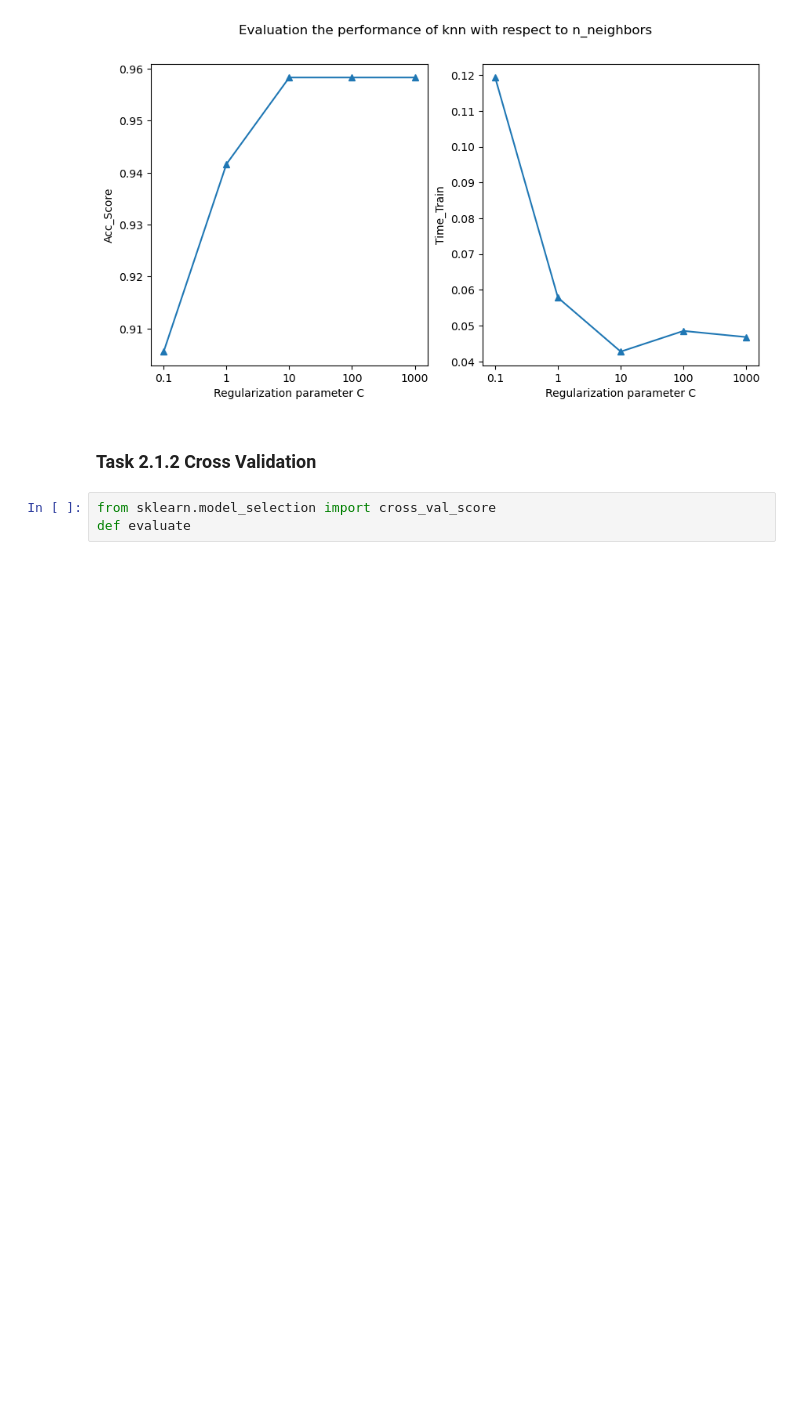
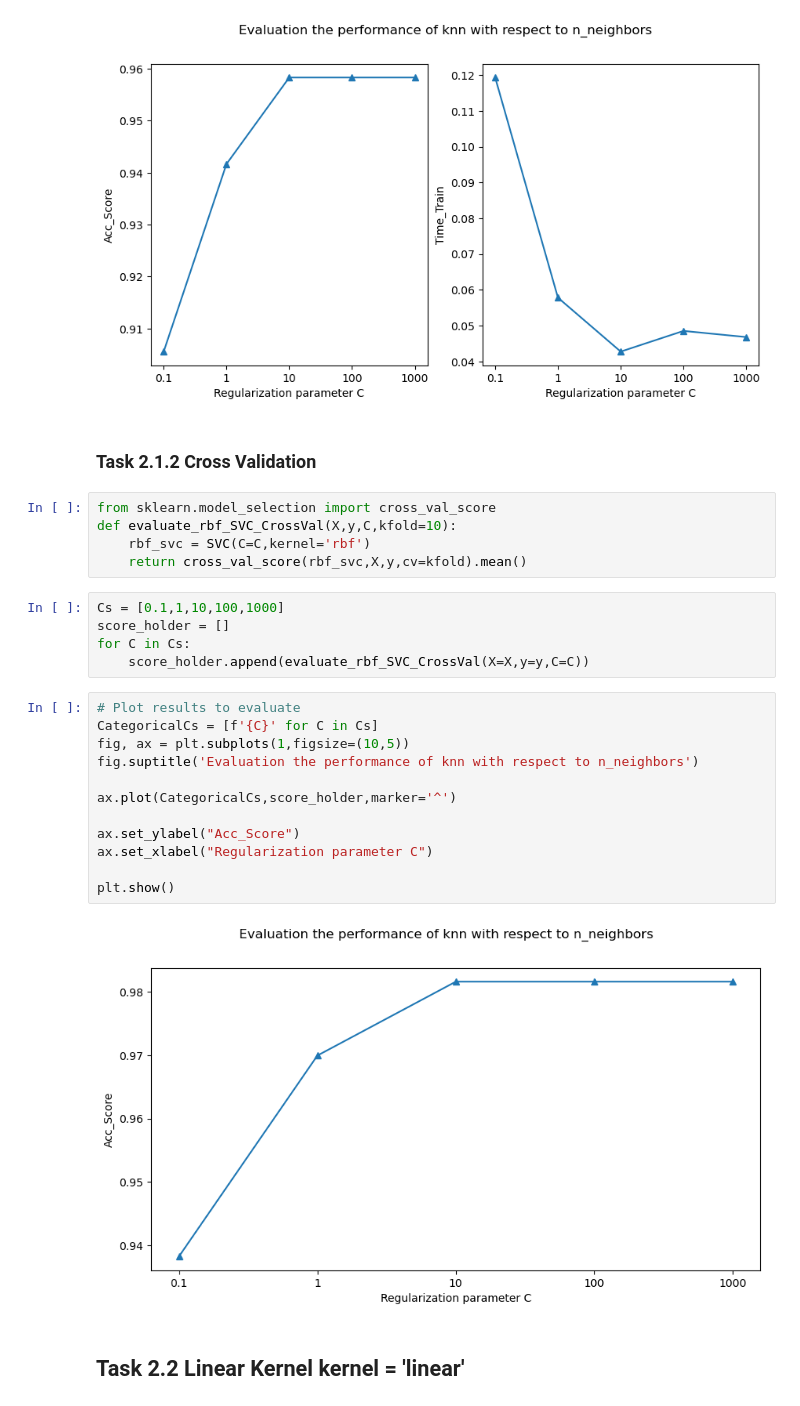
Before and after one commit to clee74/AI_Class, a Jupyter notebook: Supervised/Classification/Demonstration/Demo_with_SVM.ipynb, the cells around one changed output. Saved outputs shown, nothing was run; the diff lists cells and outputs as text; blank space fills up the shorter version.

Commit message:
"Test commit update Task2.2 Linear Kernel"

```diff
--- a/Supervised/Classification/Demonstration/Demo_with_SVM.ipynb
+++ b/Supervised/Classification/Demonstration/Demo_with_SVM.ipynb
@@ -175,6 +173,29 @@ plt.show()
 [figure]
 # %% [markdown]
 ### Task 2.1.2 Cross Validation
-# %%
-from sklearn.model_selection import cross_val_score
-def evaluate
+# %%
+from sklearn.model_selection import cross_val_score
+def evaluate_rbf_SVC_CrossVal(X,y,C,kfold=10):
+    rbf_svc = SVC(C=C,kernel='rbf')
+    return cross_val_score(rbf_svc,X,y,cv=kfold).mean()
+# %%
+Cs = [0.1,1,10,100,1000]
+score_holder = []
+for C in Cs:
+    score_holder.append(evaluate_rbf_SVC_CrossVal(X=X,y=y,C=C))
+# %%
+# Plot results to evaluate
+CategoricalCs = [f'{C}' for C in Cs]
+fig, ax = plt.subplots(1,figsize=(10,5))
+fig.suptitle('Evaluation the performance of knn with respect to n_neighbors')
+
+ax.plot(CategoricalCs,score_holder,marker='^')
+
+ax.set_ylabel("Acc_Score")
+ax.set_xlabel("Regularization parameter C")
+
+plt.show()
+# %% [output]
+[figure, added]
+# %% [markdown]
+## Task 2.2 Linear Kernel kernel = 'linear'
```
Also changed, not shown: parts of 1 cell of this notebook.
